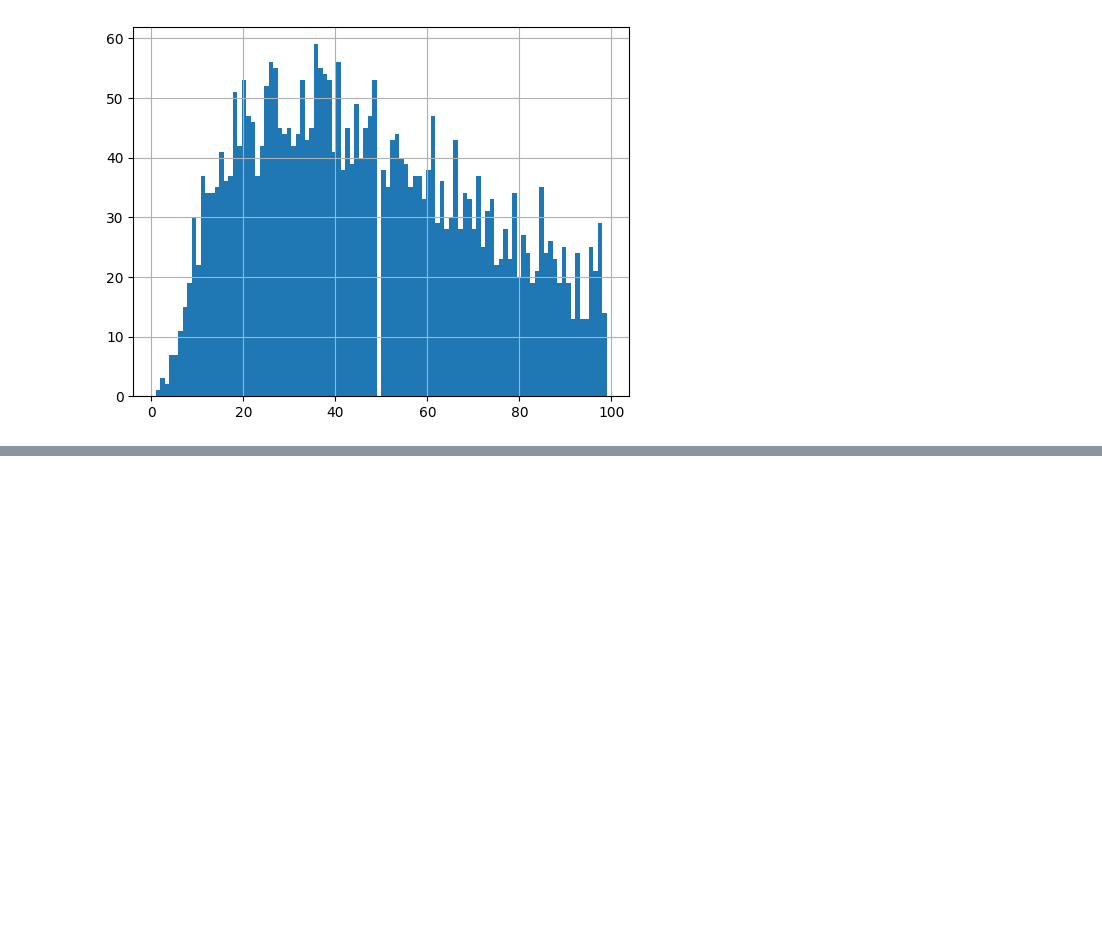
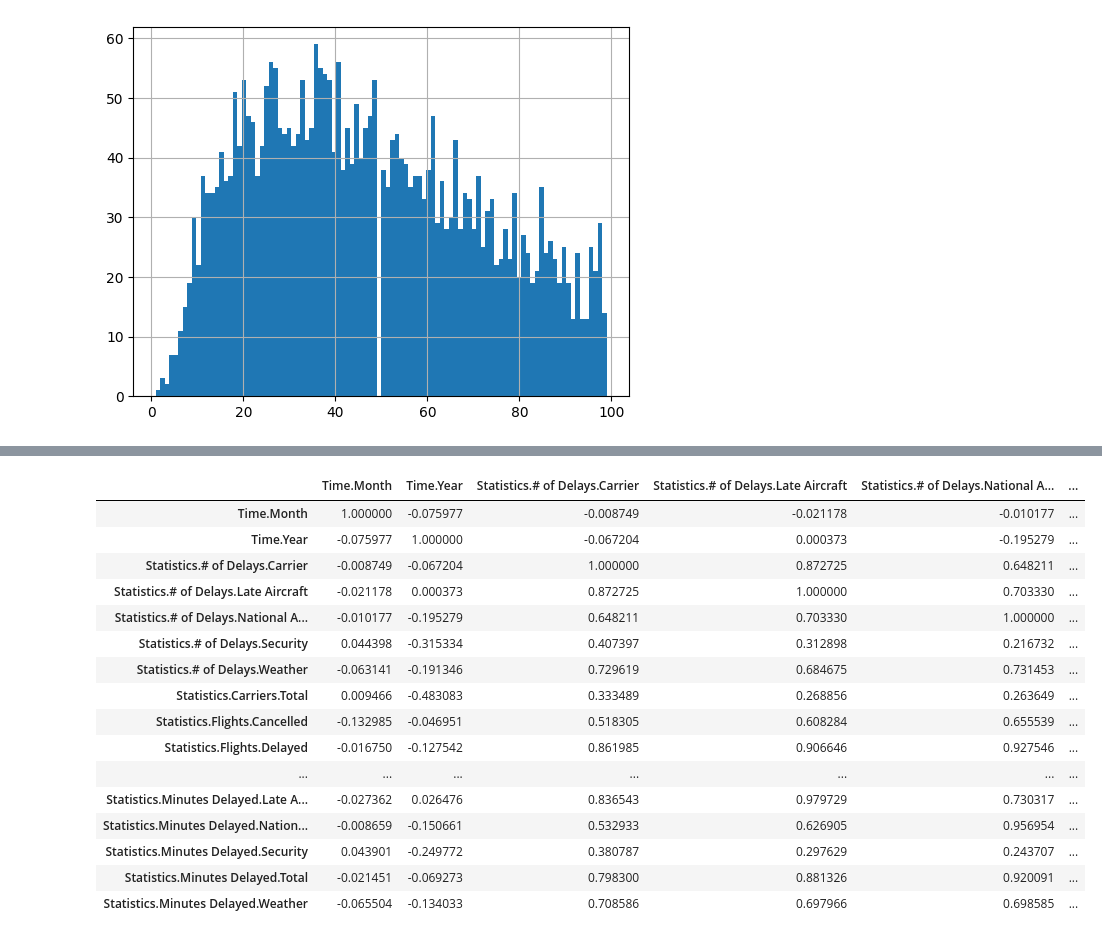
Before and after one commit to mahursh/NotesOnML, a Jupyter notebook: sharif/pandas3.ipynb, the cells around one changed output, grey strips where cells are left out. Drawn from its saved outputs; the diff is of its cells as text; code cells hidden in the pictures; blank space fills up the shorter version.

```diff
--- a/sharif/pandas3.ipynb
+++ b/sharif/pandas3.ipynb
@@ -554,0 +580,3 @@ data['Statistics.# of Delays.Weather'][data['Statistics.# of Delays.Weather']< 1
+# %%
+numeric_df = data.select_dtypes(include=['number'])
+print(numeric_df)
@@ -554,0 +601,20 @@ data['Statistics.# of Delays.Weather'][data['Statistics.# of Delays.Weather']< 1
+# %%
+numeric_df.corr()
+# %% [output]
+|  | Time.Month | Time.Year | Statistics.# of Delays.Carrier | Statistics.# of Delays.Late Aircraft | Statistics.# of Delays.National A... | ... |
+| Time.Month | 1.000000 | -0.075977 | -0.008749 | -0.021178 | -0.010177 | ... |
+| Time.Year | -0.075977 | 1.000000 | -0.067204 | 0.000373 | -0.195279 | ... |
+| Statistics.# of Delays.Carrier | -0.008749 | -0.067204 | 1.000000 | 0.872725 | 0.648211 | ... |
+| Statistics.# of Delays.Late Aircraft | -0.021178 | 0.000373 | 0.872725 | 1.000000 | 0.703330 | ... |
+| Statistics.# of Delays.National A... | -0.010177 | -0.195279 | 0.648211 | 0.703330 | 1.000000 | ... |
+| Statistics.# of Delays.Security | 0.044398 | -0.315334 | 0.407397 | 0.312898 | 0.216732 | ... |
+| Statistics.# of Delays.Weather | -0.063141 | -0.191346 | 0.729619 | 0.684675 | 0.731453 | ... |
+| Statistics.Carriers.Total | 0.009466 | -0.483083 | 0.333489 | 0.268856 | 0.263649 | ... |
+| Statistics.Flights.Cancelled | -0.132985 | -0.046951 | 0.518305 | 0.608284 | 0.655539 | ... |
+| Statistics.Flights.Delayed | -0.016750 | -0.127542 | 0.861985 | 0.906646 | 0.927546 | ... |
+| ... | ... | ... | ... | ... | ... | ... |
+| Statistics.Minutes Delayed.Late A... | -0.027362 | 0.026476 | 0.836543 | 0.979729 | 0.730317 | ... |
+| Statistics.Minutes Delayed.Nation... | -0.008659 | -0.150661 | 0.532933 | 0.626905 | 0.956954 | ... |
+| Statistics.Minutes Delayed.Security | 0.043901 | -0.249772 | 0.380787 | 0.297629 | 0.243707 | ... |
+| Statistics.Minutes Delayed.Total | -0.021451 | -0.069273 | 0.798300 | 0.881326 | 0.920091 | ... |
+| Statistics.Minutes Delayed.Weather | -0.065504 | -0.134033 | 0.708586 | 0.697966 | 0.698585 | ... |
```
Also changed, not shown: parts of 3 cells of this notebook.
